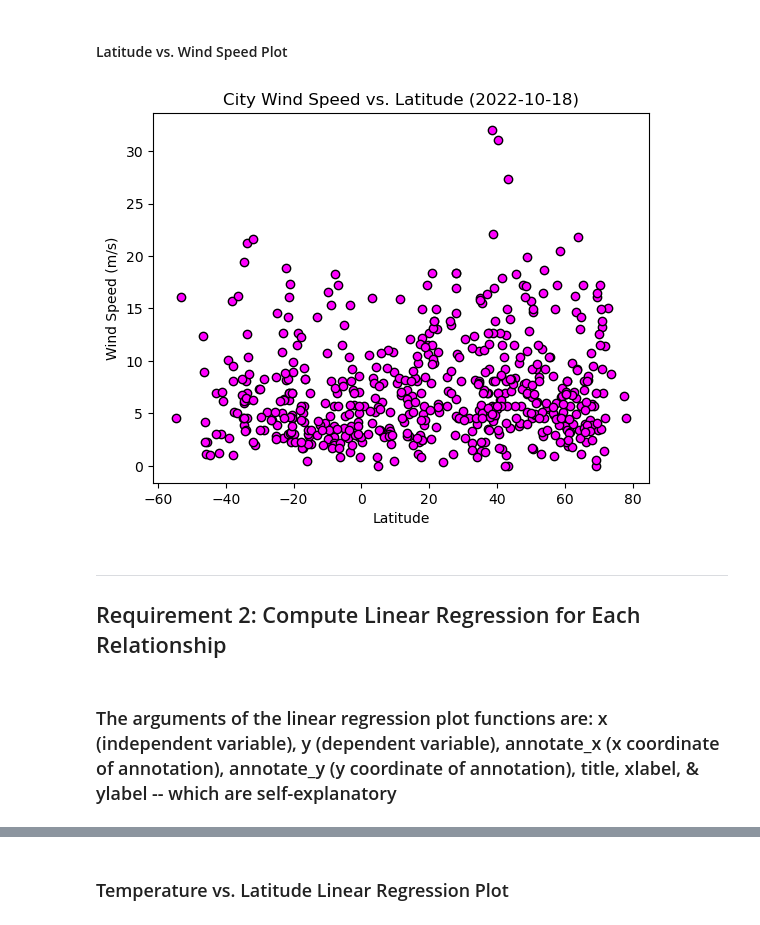
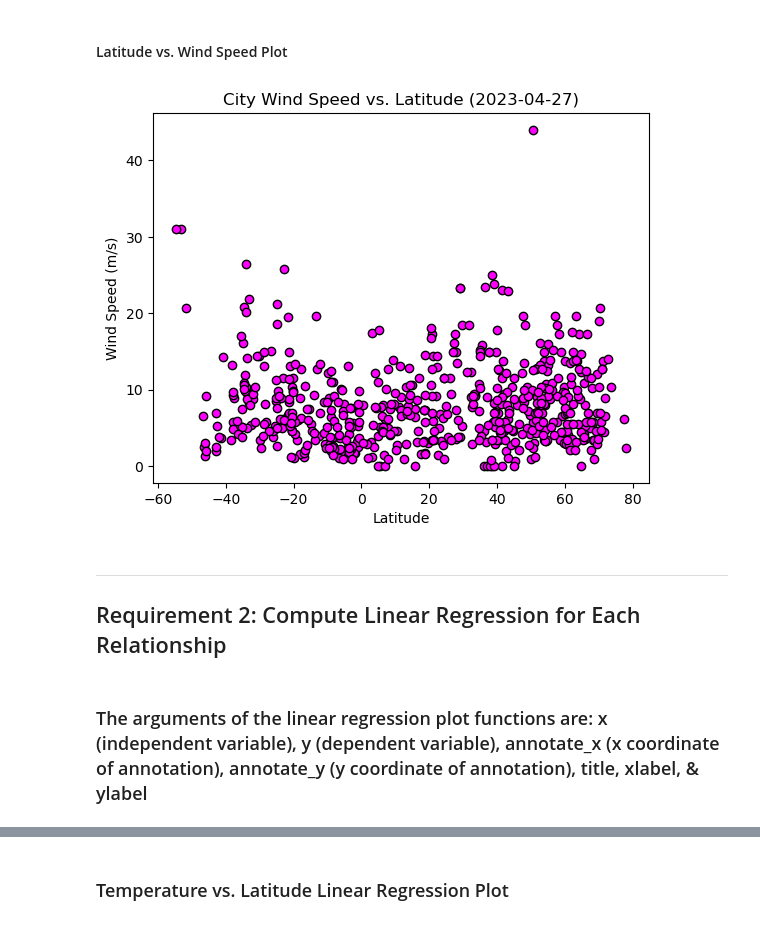
Before and after one commit to ethanwright96/python-api-challenge, a Jupyter notebook: WeatherPy/WeatherPy.ipynb, the cells around one changed output, grey strips where cells are left out. Cells and saved outputs as stored; diff of their text form; code cells hidden in the pictures.

```diff
--- a/WeatherPy/WeatherPy.ipynb
+++ b/WeatherPy/WeatherPy.ipynb
@@ -282,29 +292,29 @@ plt.show()
 # %%
 # Build the scatter plots for latitude vs. wind speed
 
 latitude = city_data_df['Lat']
 wind_speed = city_data_df['Wind Speed']
 
 plt.scatter(x=latitude, y=wind_speed, color = 'magenta', edgecolor = 'black')
 
 # Incorporate the other graph properties
-plt.title("City Wind Speed vs. Latitude (2022-10-18)")
+plt.title("City Wind Speed vs. Latitude (2023-04-27)")
 plt.xlabel("Latitude")
 plt.ylabel("Wind Speed (m/s)")
 
 # Save the figure
 plt.savefig("output_data/Fig4.png")
 
 # Show plot
 plt.show()
 # %% [output]
-[figure, old version]
+[figure, new version]
 # %% [markdown]
 ---
 
 ## Requirement 2: Compute Linear Regression for Each Relationship
 # %% [markdown]
-### The arguments of the linear regression plot functions are: x (independent variable), y (dependent variable), annotate_x (x coordinate of annotation), annotate_y (y coordinate of annotation), title, xlabel, & ylabel -- which are self-explanatory
+### The arguments of the linear regression plot functions are: x (independent variable), y (dependent variable), annotate_x (x coordinate of annotation), annotate_y (y coordinate of annotation), title, xlabel, & ylabel
 # %%
 # Define a function to create Linear Regression plots
 
```
Also changed, not shown: parts of 45 cells of this notebook, 5 other files.
